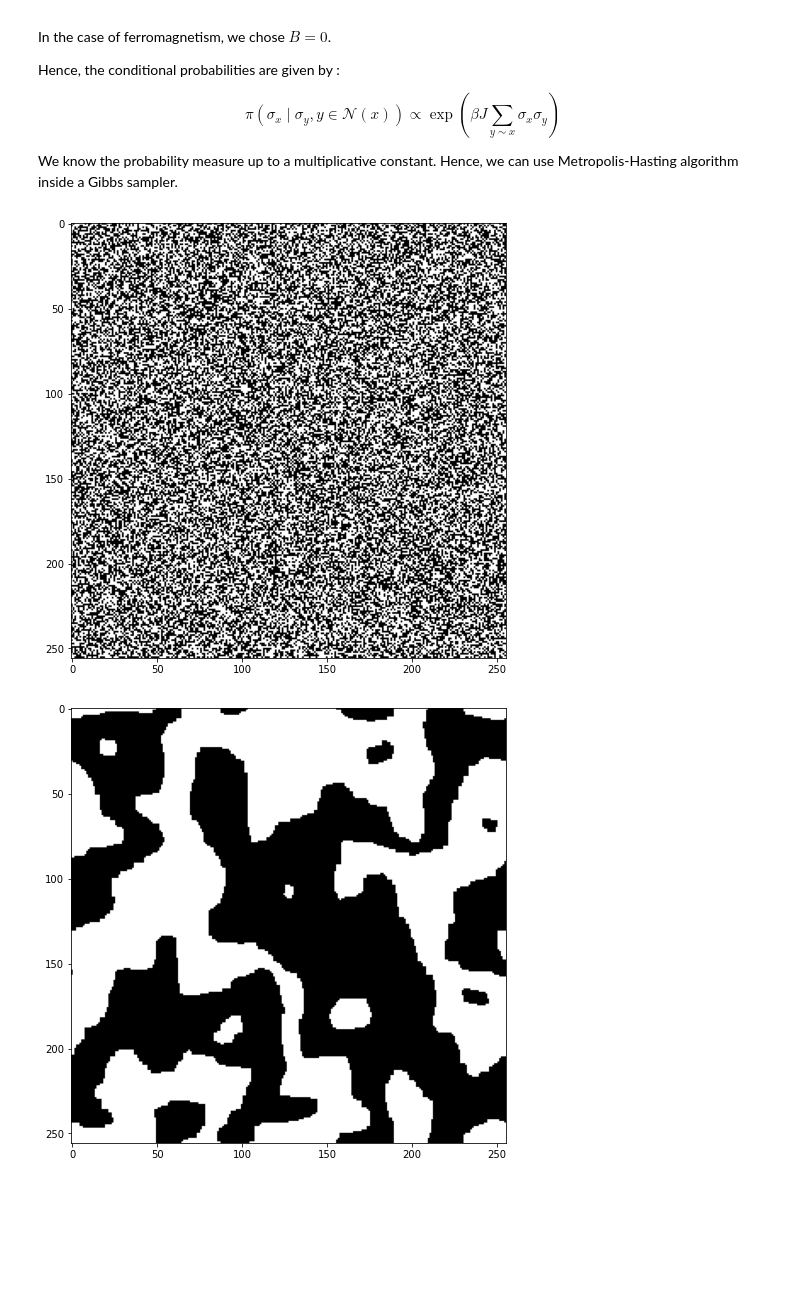
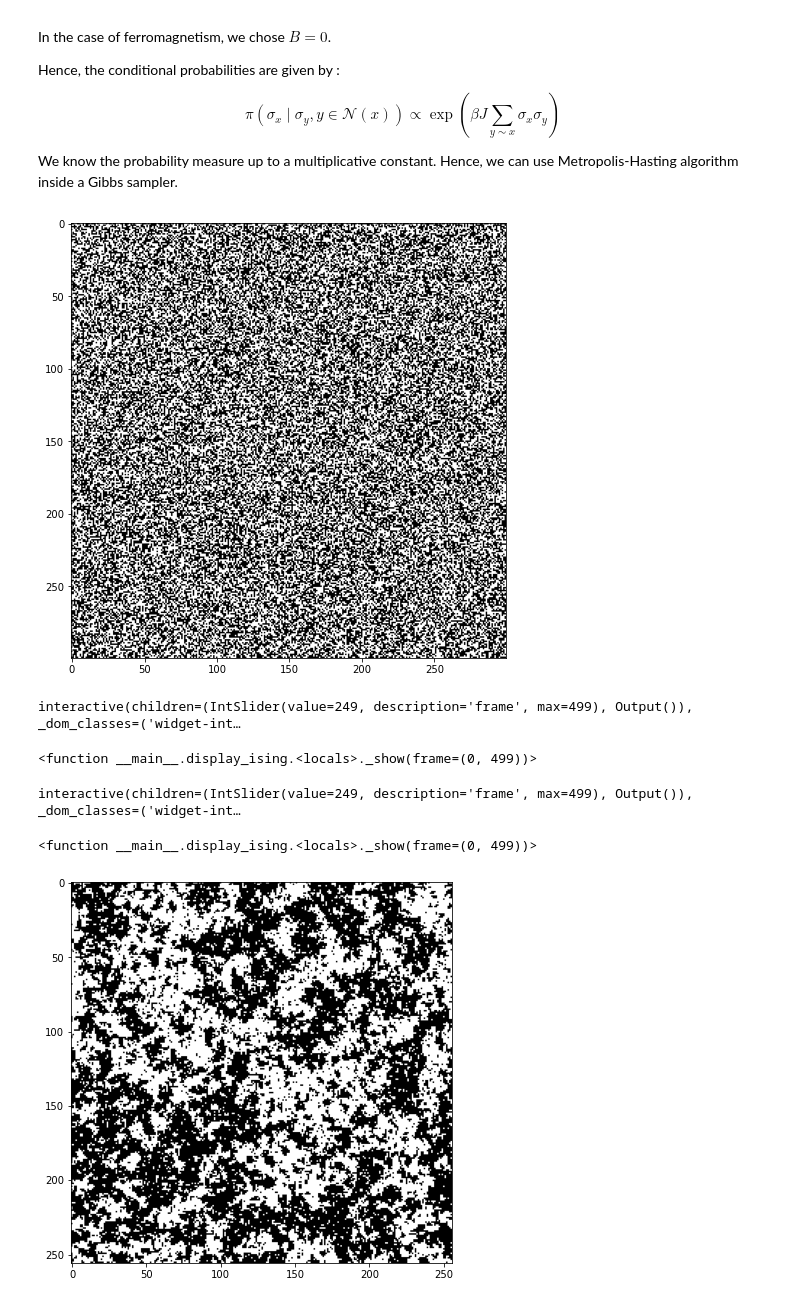
Before and after one commit to simonqueric/Ising_Model, a Jupyter notebook: ising_model.ipynb, the cells around one changed output. Saved outputs shown, nothing was run; the diff lists cells and outputs as text; code cells hidden in the pictures; blank space fills up the shorter version.

Commit message:
add vizualisation function

```diff
--- a/ising_model.ipynb
+++ b/ising_model.ipynb
@@ -23,5 +33,5 @@ from numba import jit
 # %%
-n = 256
+n = 300
 S = np.random.uniform(0, 1 , size=(n, n))
 p = .5
 S = 1*(S>=p) - (S<p)
@@ -30,7 +40,7 @@ fig=plt.figure(figsize=(8, 8))
 plt.imshow(S,  cmap="gray")
 plt.show()
 # %% [output]
-[figure, old version]
+[figure, new version]
 # %%
 @jit(nopython=True)
 def logsumexp(x) :
@@ -67,11 +77,13 @@ def simul(x, S, T) :
 @jit(nopython=True)
 def ising_model(S, T, n_iter) :
     new_S = np.copy(S)
+    sequence = [new_S]
     N, _ = np.shape(S)
     for _ in range(n_iter) :
         for i in range(N) :
             for j in range(N) :
                 sx = simul((i,j), new_S, T)
                 new_S[i,j] = sx
+        sequence.append(np.copy(new_S))
 
-    return new_S
+    return sequence
@@ -80,7 +96,23 @@ test = ising_model(S, T=1e-2, n_iter=100) # T<0 => anti-ferromagnetism
+# %%
+display_ising(seq)
+# %% [output]
+interactive(children=(IntSlider(value=249, description='frame', max=499), Output()), _dom_classes=('widget-int…
+<function __main__.display_ising.<locals>._show(frame=(0, 499))>
+# %%
+n = 256
+S = np.random.uniform(0, 1 , size=(n, n))
+p = .5
+S = 1*(S>=p) - (S<p)
+test = ising_model(S, T=1/2, n_iter=500) # T<0 => anti-ferromagnetism
+# %%
+display_ising(test)
+# %% [output]
+interactive(children=(IntSlider(value=249, description='frame', max=499), Output()), _dom_classes=('widget-int…
+<function __main__.display_ising.<locals>._show(frame=(0, 499))>
 # %%
-fig = plt.figure(figsize=(8,8))
+fig = plt.figure(figsize=(7, 7))
 plt.imshow(test, cmap="gray")
 plt.show()
 # %% [output]
-[figure, old version]
+[figure, new version]
 # %%
```
Also changed, not shown: parts of 5 cells of this notebook.
